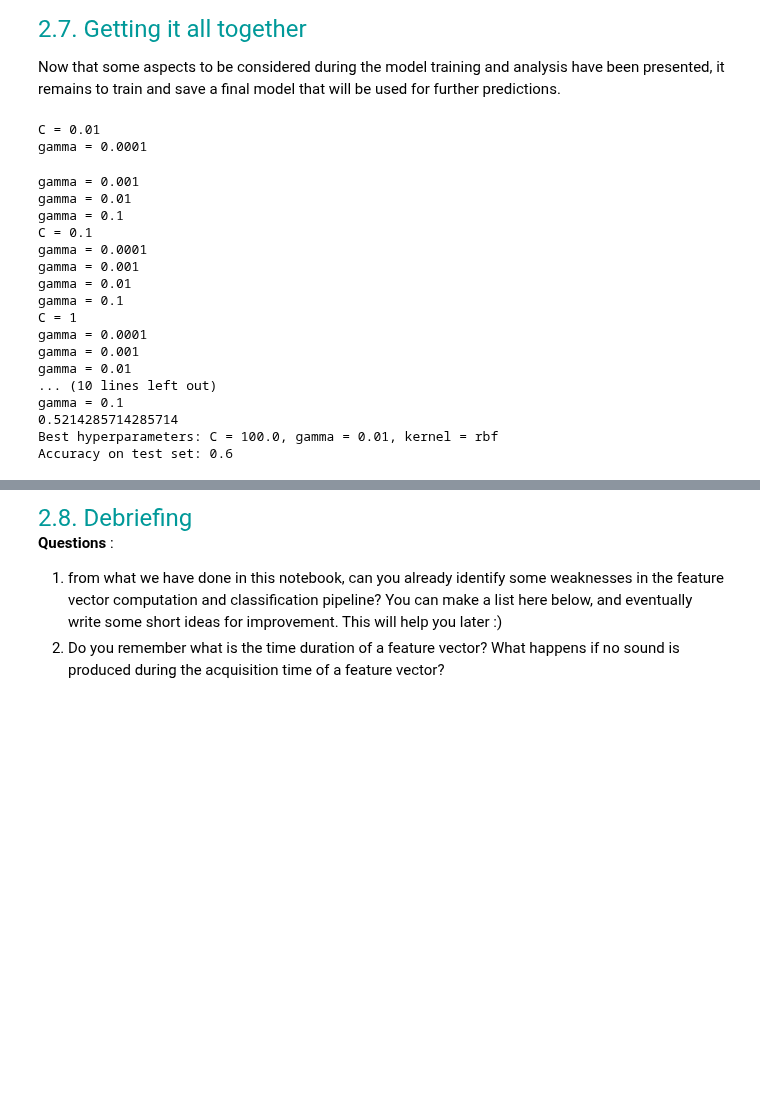
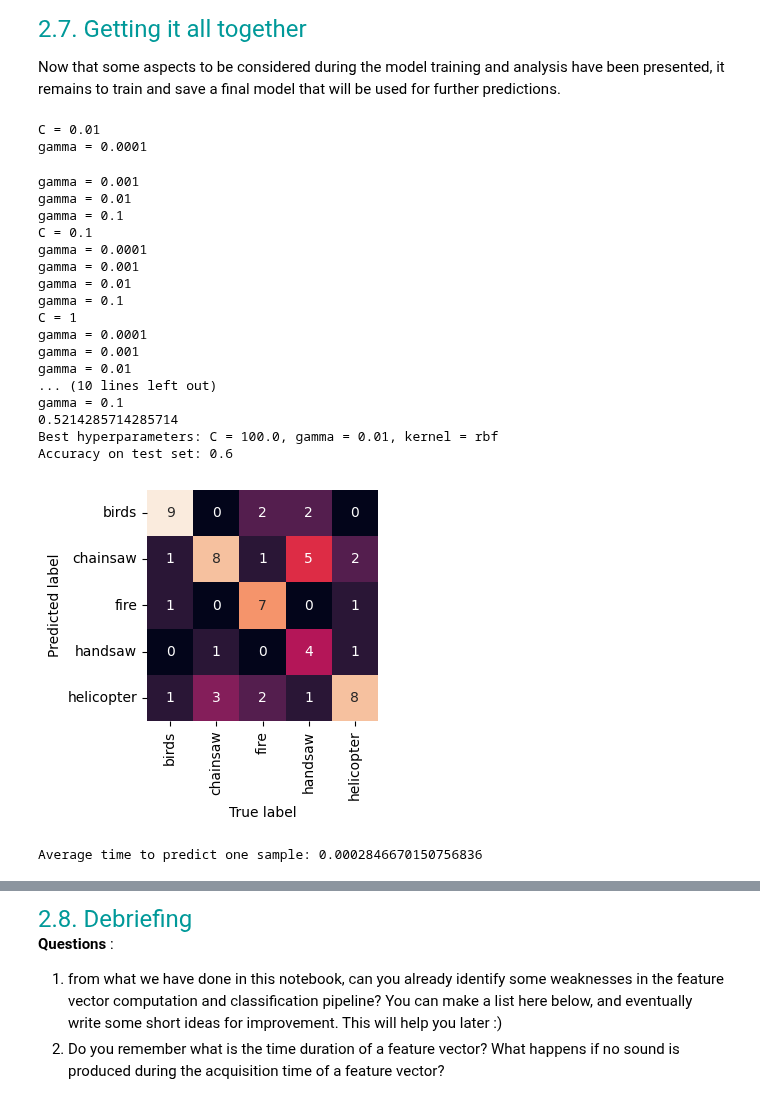
Before and after one commit to LELEC210X/LELEC210X, a Jupyter notebook: classification/h5a2_audio.ipynb, the cells around one changed output, grey strips where cells are left out. Saved outputs shown, nothing was run; the diff lists cells and outputs as text; code cells hidden in the pictures; blank space fills up the shorter version.

```diff
--- a/classification/h5a2_audio.ipynb
+++ b/classification/h5a2_audio.ipynb
@@ -740,33 +740,46 @@ accuracy = model.score(X_test, y_test)
 print("Accuracy on test set: {}".format(accuracy))
 # Confusion matrix
 prediction = model.predict(X_test)
-show_confusion_matrix(prediction, y_test, classnames)
+show_confusion_matrix(prediction, y_test, classnames, save=True)
 
 
 # [6] Save the trained model, eventually the pca.
 model = SVC(C=best_C, gamma=best_gamma, kernel=best_kernel, probability=True)
 filename = "model.pickle"
 X, y = index_to_augmentation(np.arange(naudio))
 X = X/np.linalg.norm(X, axis=1, keepdims=True)
 model.fit(X, y)
 pickle.dump(model, open(model_dir + filename, "wb"))
+
+# Bonus : time to predict one sample
+import time
+n_samples = 50
+times = np.zeros((n_samples,))
+for i in range(n_samples):
+    start = time.time()
+    model.predict(X_test[[i], :])
+    end = time.time()
+    times[i] = end - start
+print("Average time to predict one sample: {}".format(times.mean()))
 # %% [output]
 C = 0.01
 gamma = 0.0001
 gamma = 0.001
 gamma = 0.01
 gamma = 0.1
 C = 0.1
 gamma = 0.0001
 gamma = 0.001
 gamma = 0.01
 gamma = 0.1
 C = 1
 gamma = 0.0001
 gamma = 0.001
 gamma = 0.01
 ... (10 lines left out)
 gamma = 0.1
 0.5214285714285714
 Best hyperparameters: C = 100.0, gamma = 0.01, kernel = rbf
 Accuracy on test set: 0.6
+[figure, added]
+Average time to predict one sample: 0.0002846670150756836
```
Also changed, not shown: parts of 3 cells of this notebook, 5 other files.
